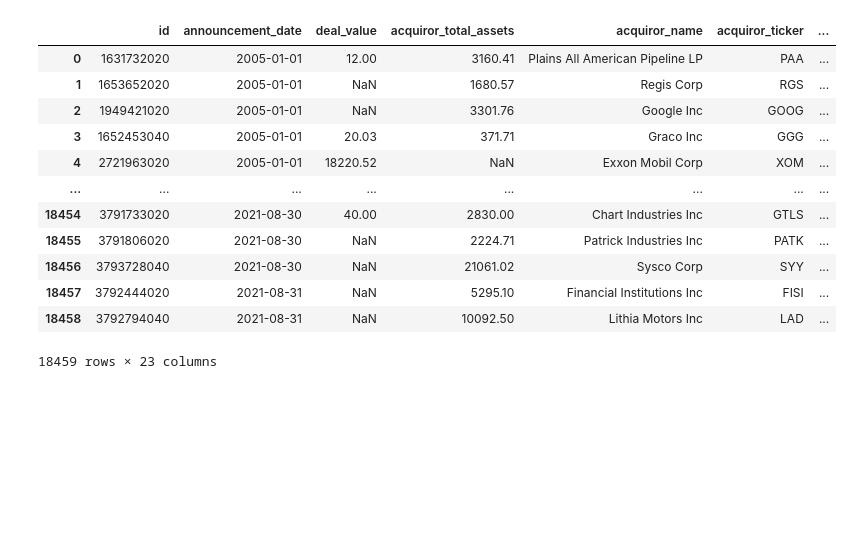
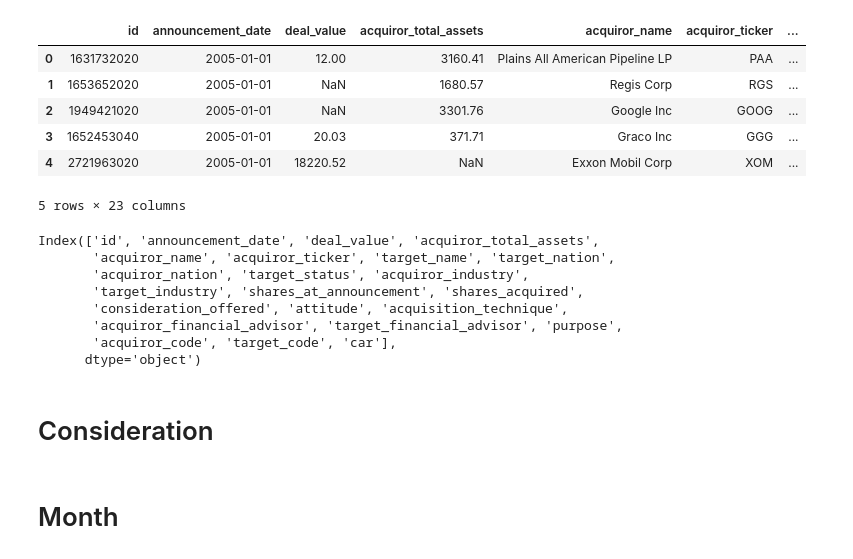
Before and after one commit to cobergmann/MA_PREDICTOR, a Jupyter notebook: notebooks/ManonLaffly_Preproc.ipynb, the cells around one changed output. Cells and saved outputs as stored; diff of their text form; code cells hidden in the pictures; blank space fills up the shorter version.

```diff
--- a/notebooks/ManonLaffly_Preproc.ipynb
+++ b/notebooks/ManonLaffly_Preproc.ipynb
@@ -4,18 +6,25 @@ import numpy as np
 # %%
-data= pd.read_csv('../MA_PREDICTOR/data/ma_data_car.csv', parse_dates=['announcement_date'])
+data_orig= pd.read_csv('../MA_PREDICTOR/data/ma_data_car.csv', parse_dates=['announcement_date'])
+# %%
+data = data_orig[(data_orig.car > -0.3) & (data_orig.car < 0.3)]
 # %%
-data
+data.head()
 # %% [output]
 |  | id | announcement_date | deal_value | acquiror_total_assets | acquiror_name | acquiror_ticker | ... |
 | 0 | 1631732020 | 2005-01-01 | 12.00 | 3160.41 | Plains All American Pipeline LP | PAA | ... |
 | 1 | 1653652020 | 2005-01-01 | NaN | 1680.57 | Regis Corp | RGS | ... |
 | 2 | 1949421020 | 2005-01-01 | NaN | 3301.76 | Google Inc | GOOG | ... |
 | 3 | 1652453040 | 2005-01-01 | 20.03 | 371.71 | Graco Inc | GGG | ... |
 | 4 | 2721963020 | 2005-01-01 | 18220.52 | NaN | Exxon Mobil Corp | XOM | ... |
-| ... | ... | ... | ... | ... | ... | ... | ... |
-| 18454 | 3791733020 | 2021-08-30 | 40.00 | 2830.00 | Chart Industries Inc | GTLS | ... |
-| 18455 | 3791806020 | 2021-08-30 | NaN | 2224.71 | Patrick Industries Inc | PATK | ... |
-| 18456 | 3793728040 | 2021-08-30 | NaN | 21061.02 | Sysco Corp | SYY | ... |
-| 18457 | 3792444020 | 2021-08-31 | NaN | 5295.10 | Financial Institutions Inc | FISI | ... |
-| 18458 | 3792794040 | 2021-08-31 | NaN | 10092.50 | Lithia Motors Inc | LAD | ... |
-18459 rows × 23 columns
+5 rows × 23 columns
+# %%
+data.columns
+# %% [output]
+Index(['id', 'announcement_date', 'deal_value', 'acquiror_total_assets',
+       'acquiror_name', 'acquiror_ticker', 'target_name', 'target_nation',
+       'acquiror_nation', 'target_status', 'acquiror_industry',
+       'target_industry', 'shares_at_announcement', 'shares_acquired',
+       'consideration_offered', 'attitude', 'acquisition_technique',
+       'acquiror_financial_advisor', 'target_financial_advisor', 'purpose',
+       'acquiror_code', 'target_code', 'car'],
+      dtype='object')
@@ -21,0 +33,2 @@ data
+# %% [markdown]
+# Consideration
@@ -21,0 +50,2 @@ data
+# %% [markdown]
+# Month
```
Also changed, not shown: parts of 39 cells of this notebook, 1 other file.
